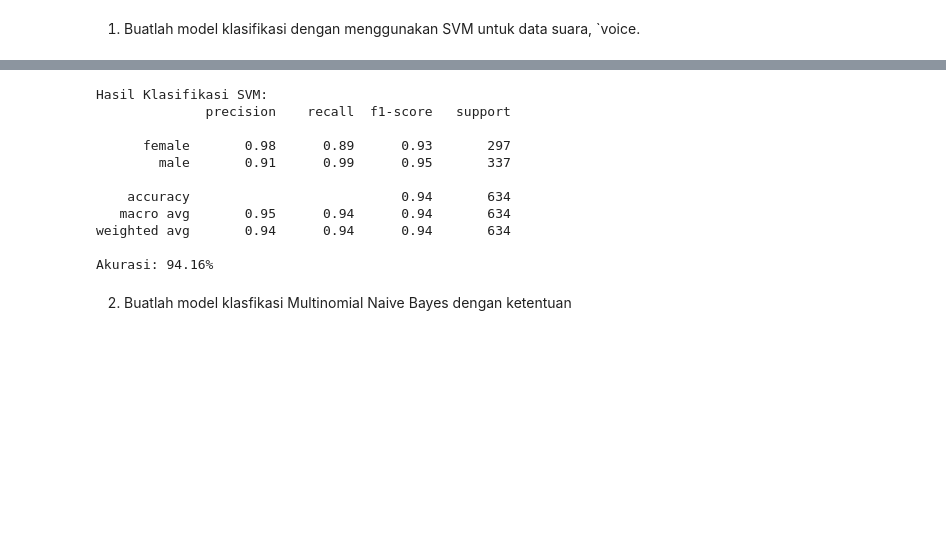
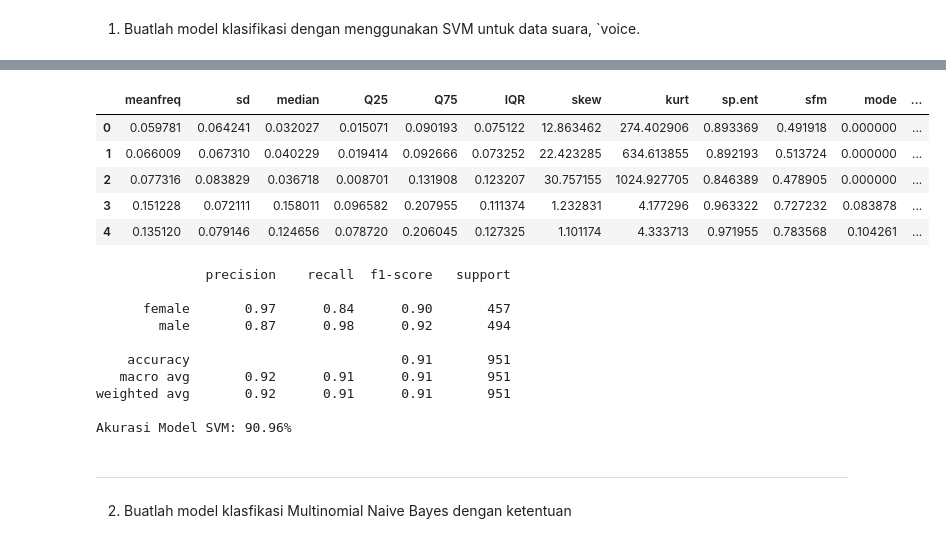
Before and after one commit to bintangsholu21/Pembelajaran-Mesin, a Jupyter notebook: Modul 4 - Classification.ipynb, the cells around one changed output, grey strips where cells are left out. Saved outputs shown, nothing was run; the diff lists cells and outputs as text; code cells hidden in the pictures; blank space fills up the shorter version.

```diff
--- a/Modul 4 - Classification.ipynb
+++ b/Modul 4 - Classification.ipynb
@@ -738,0 +788,12 @@ Hasil akurasi data test: 0.9775784753363229
+# %%
+# Drop data yang tidak Perlu
+
+data_new = df.drop(columns=['meanfun', 'modindx', 'mindom', 'maxfun', 'minfun'])
+data_new.head()
+# %% [output]
+|  | meanfreq | sd | median | Q25 | Q75 | IQR | skew | kurt | sp.ent | sfm | mode | ... |
+| 0 | 0.059781 | 0.064241 | 0.032027 | 0.015071 | 0.090193 | 0.075122 | 12.863462 | 274.402906 | 0.893369 | 0.491918 | 0.000000 | ... |
+| 1 | 0.066009 | 0.067310 | 0.040229 | 0.019414 | 0.092666 | 0.073252 | 22.423285 | 634.613855 | 0.892193 | 0.513724 | 0.000000 | ... |
+| 2 | 0.077316 | 0.083829 | 0.036718 | 0.008701 | 0.131908 | 0.123207 | 30.757155 | 1024.927705 | 0.846389 | 0.478905 | 0.000000 | ... |
+| 3 | 0.151228 | 0.072111 | 0.158011 | 0.096582 | 0.207955 | 0.111374 | 1.232831 | 4.177296 | 0.963322 | 0.727232 | 0.083878 | ... |
+| 4 | 0.135120 | 0.079146 | 0.124656 | 0.078720 | 0.206045 | 0.127325 | 1.101174 | 4.333713 | 0.971955 | 0.783568 | 0.104261 | ... |
@@ -739,41 +805,50 @@ Hasil akurasi data test: 0.9775784753363229
 # %%
-import pandas as pd
+# PROSES KLASIFIKASI
+
+# Import Library
 from sklearn.model_selection import train_test_split
+from sklearn.preprocessing import StandardScaler
 from sklearn.svm import SVC
-from sklearn.metrics import classification_report
+from sklearn.metrics import accuracy_score
 
-# Baca data voice.csv
-voice_data = pd.read_csv('/content/drive/MyDrive/Machine Learning/voice.csv')
+# Bagi data menjadi data train dan test
+X_train, X_test, y_train, y_test = train_test_split(X, y, test_size=0.3, random_state=0)
 
-# Pisahkan variabel dependen (target) dan independen (fitur)
-X = voice_data.drop('label', axis=1)
-y = voice_data['label']
+# Skala fitur-fitur
+scaler = StandardScaler()
+X_train = scaler.fit_transform(X_train)
+X_test = scaler.transform(X_test)
 
-# Bagi data menjadi set pelatihan dan pengujian
-X_train, X_test, y_train, y_test = train_test_split(X, y, test_size=0.2, random_state=42)
+# Inisialisasi model SVM
+svm_model = SVC(kernel='linear')
 
-# Inisialisasi dan latih model SVM
-svm_model = SVC(kernel='linear')
+# Latih model SVM pada data pelatihan
 svm_model.fit(X_train, y_train)
 
-# Evaluasi kinerja model
+# Lakukan prediksi pada data pengujian
 y_pred = svm_model.predict(X_test)
-print("Hasil Klasifikasi SVM:")
+
+# Menampilkan classification report
+from sklearn.metrics import classification_report
 print(classification_report(y_test, y_pred))
+
+# Hitung akurasi model
 accuracy = accuracy_score(y_test, y_pred)
-accuracy_percentage = accuracy * 100
-print(f"Akurasi: {accuracy_percentage:.2f}%")
+print(f'Akurasi Model SVM: {accuracy * 100:.2f}%\n')
 # %% [output]
-Hasil Klasifikasi SVM:
               precision    recall  f1-score   support
 
-      female       0.98      0.89      0.93       297
-        male       0.91      0.99      0.95       337
+      female       0.97      0.84      0.90       457
+        male       0.87      0.98      0.92       494
 
-    accuracy                           0.94       634
-   macro avg       0.95      0.94      0.94       634
-weighted avg       0.94      0.94      0.94       634
+    accuracy                           0.91       951
+   macro avg       0.92      0.91      0.91       951
+weighted avg       0.92      0.91      0.91       951
 
-Akurasi: 94.16%
+Akurasi Model SVM: 90.96%
+# %% [markdown]
+
+
+---
 # %% [markdown]
 2. Buatlah model klasfikasi Multinomial Naive Bayes dengan ketentuan
```
Also changed, not shown: parts of 12 cells of this notebook.
